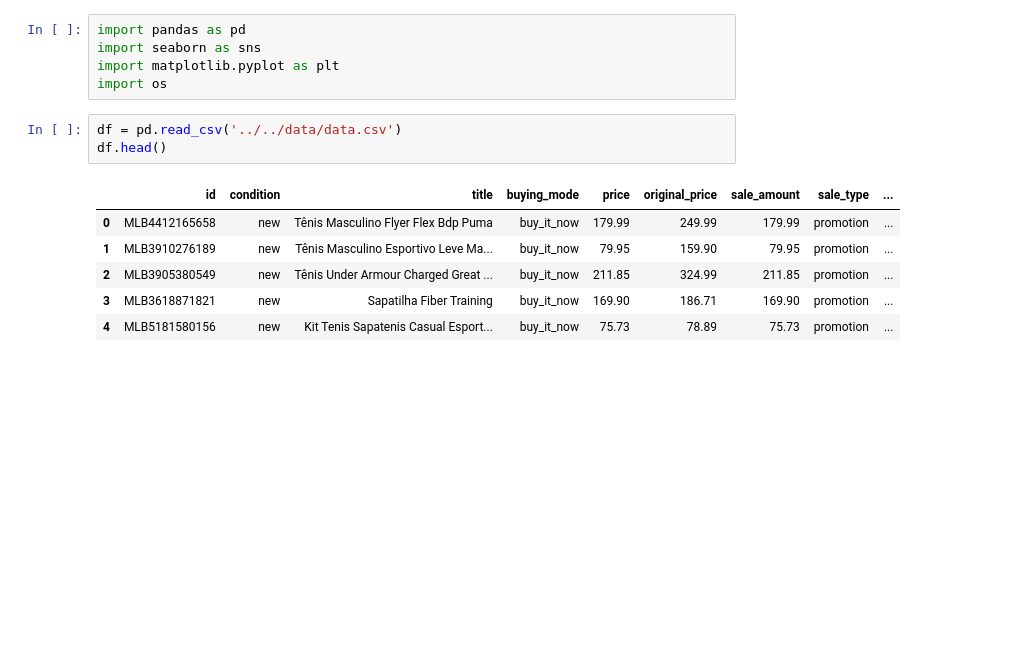
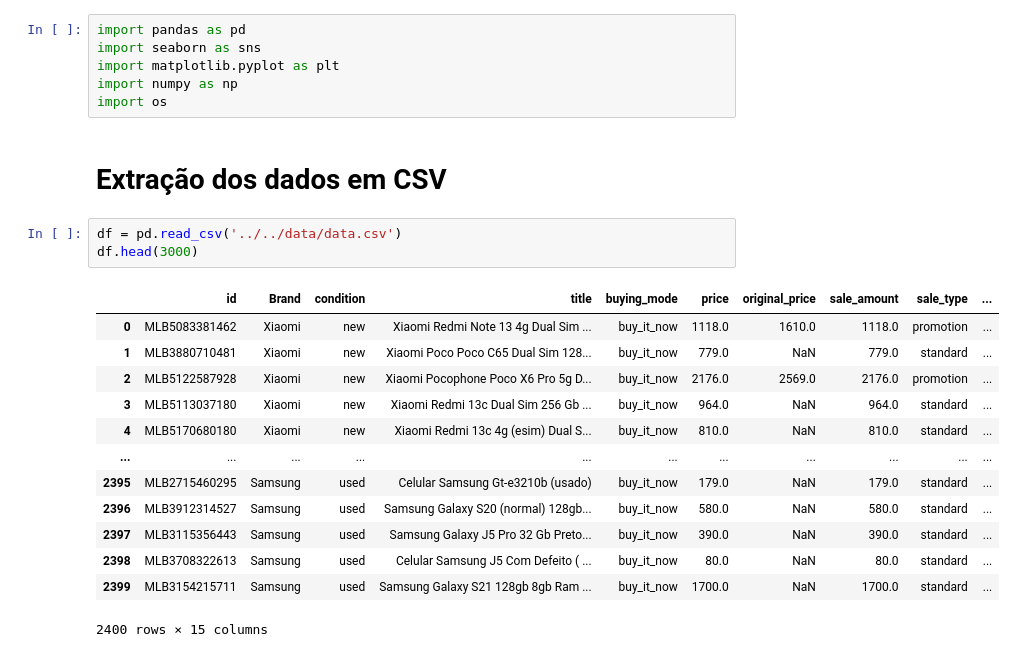
Before and after one commit to l1vitorino/Meli-Challenge-Engineer-Python, a Jupyter notebook: app/exploratory_analysis/analysis.ipynb, the cells around one changed output. Cells and saved outputs as stored; diff of their text form; blank space fills up the shorter version.

```diff
--- a/app/exploratory_analysis/analysis.ipynb
+++ b/app/exploratory_analysis/analysis.ipynb
@@ -2,17 +2,27 @@
 import pandas as pd
 import seaborn as sns
 import matplotlib.pyplot as plt
+import numpy as np
 import os
+# %% [markdown]
+# Extração dos dados em CSV
 # %%
 df = pd.read_csv('../../data/data.csv')
-df.head()
+df.head(3000)
 # %% [output]
-|  | id | condition | title | buying_mode | price | original_price | sale_amount | sale_type | ... |
-| 0 | MLB4412165658 | new | Tênis Masculino Flyer Flex Bdp Puma | buy_it_now | 179.99 | 249.99 | 179.99 | promotion | ... |
-| 1 | MLB3910276189 | new | Tênis Masculino Esportivo Leve Ma... | buy_it_now | 79.95 | 159.90 | 79.95 | promotion | ... |
-| 2 | MLB3905380549 | new | Tênis Under Armour Charged Great ... | buy_it_now | 211.85 | 324.99 | 211.85 | promotion | ... |
-| 3 | MLB3618871821 | new | Sapatilha Fiber Training | buy_it_now | 169.90 | 186.71 | 169.90 | promotion | ... |
-| 4 | MLB5181580156 | new | Kit Tenis Sapatenis Casual Esport... | buy_it_now | 75.73 | 78.89 | 75.73 | promotion | ... |
+|  | id | Brand | condition | title | buying_mode | price | original_price | sale_amount | sale_type | ... |
+| 0 | MLB5083381462 | Xiaomi | new | Xiaomi Redmi Note 13 4g Dual Sim ... | buy_it_now | 1118.0 | 1610.0 | 1118.0 | promotion | ... |
+| 1 | MLB3880710481 | Xiaomi | new | Xiaomi Poco Poco C65 Dual Sim 128... | buy_it_now | 779.0 | NaN | 779.0 | standard | ... |
+| 2 | MLB5122587928 | Xiaomi | new | Xiaomi Pocophone Poco X6 Pro 5g D... | buy_it_now | 2176.0 | 2569.0 | 2176.0 | promotion | ... |
+| 3 | MLB5113037180 | Xiaomi | new | Xiaomi Redmi 13c Dual Sim 256 Gb ... | buy_it_now | 964.0 | NaN | 964.0 | standard | ... |
+| 4 | MLB5170680180 | Xiaomi | new | Xiaomi Redmi 13c 4g (esim) Dual S... | buy_it_now | 810.0 | NaN | 810.0 | standard | ... |
+| ... | ... | ... | ... | ... | ... | ... | ... | ... | ... | ... |
+| 2395 | MLB2715460295 | Samsung | used | Celular Samsung Gt-e3210b (usado) | buy_it_now | 179.0 | NaN | 179.0 | standard | ... |
+| 2396 | MLB3912314527 | Samsung | used | Samsung Galaxy S20 (normal) 128gb... | buy_it_now | 580.0 | NaN | 580.0 | standard | ... |
+| 2397 | MLB3115356443 | Samsung | used | Samsung Galaxy J5 Pro 32 Gb Preto... | buy_it_now | 390.0 | NaN | 390.0 | standard | ... |
+| 2398 | MLB3708322613 | Samsung | used | Celular Samsung J5 Com Defeito ( ... | buy_it_now | 80.0 | NaN | 80.0 | standard | ... |
+| 2399 | MLB3154215711 | Samsung | used | Samsung Galaxy S21 128gb 8gb Ram ... | buy_it_now | 1700.0 | NaN | 1700.0 | standard | ... |
+2400 rows × 15 columns
 # %%
 plt.figure(figsize = (11,6))
 
```
Also changed, not shown: parts of 6 cells of this notebook, 4 other files.
